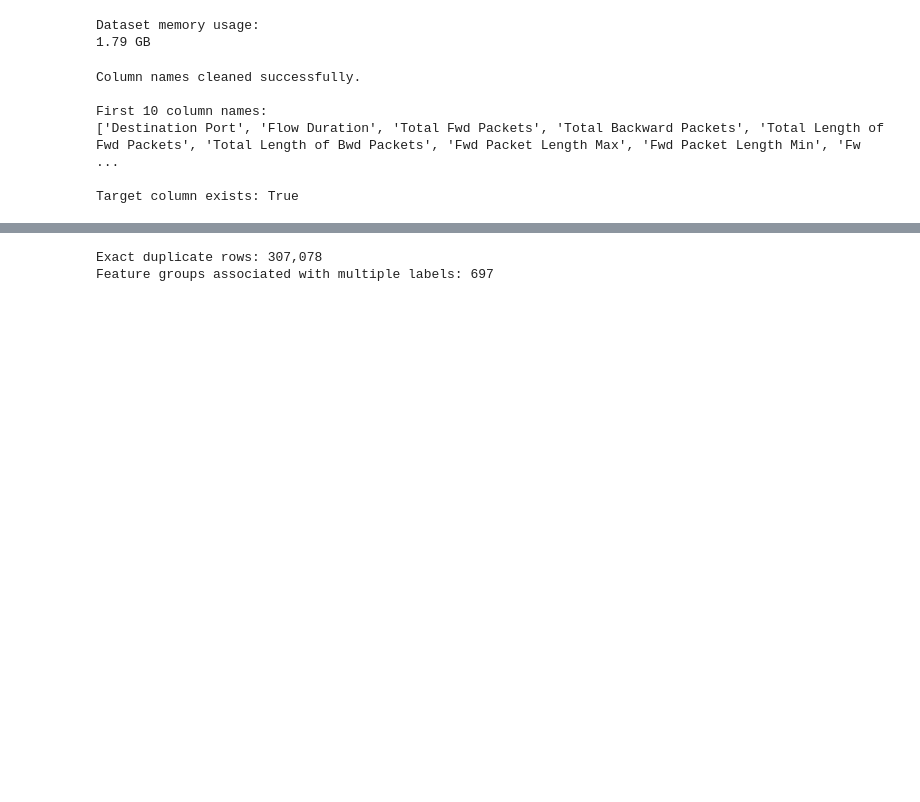
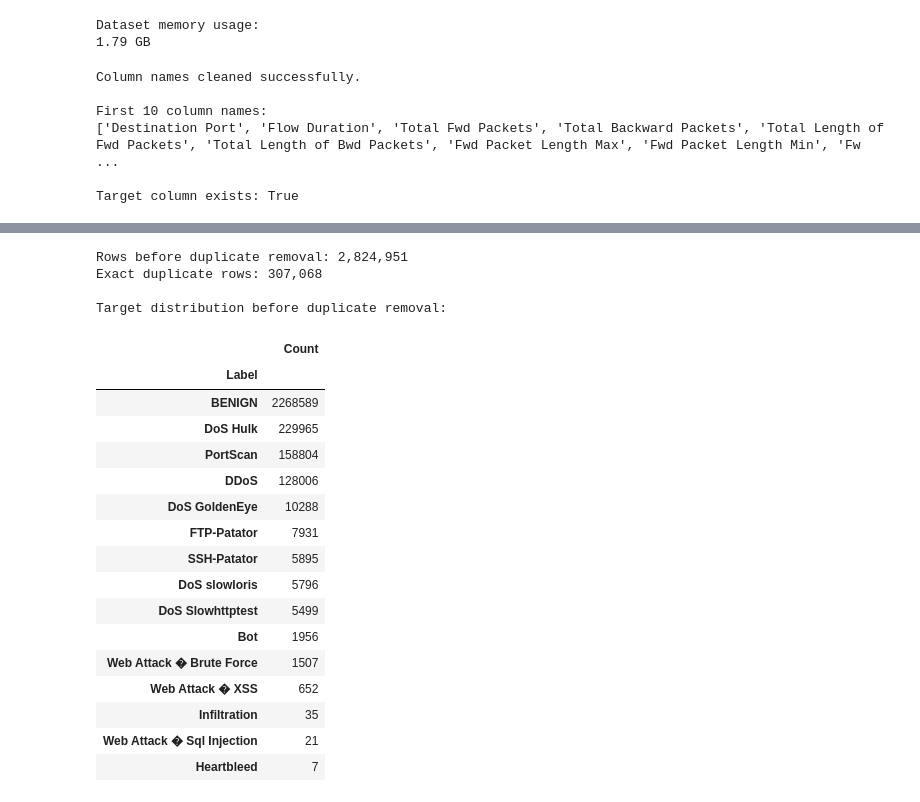
Before and after one commit to Yash-pandey1208/ThreatTrace, a Jupyter notebook: notebooks/03_data_cleaning.ipynb, the cells around one changed output, grey strips where cells are left out. Drawn from its saved outputs; the diff is of its cells as text; code cells hidden in the pictures; blank space fills up the shorter version.

```diff
--- a/notebooks/03_data_cleaning.ipynb
+++ b/notebooks/03_data_cleaning.ipynb
@@ -195,27 +303,30 @@ Remaining missing values: 0
 # %%
+# Examine exact duplicate records
 
-# Examine duplicate records before removing them
+print("Rows before duplicate removal:", f"{len(df_clean):,}")
+print("Exact duplicate rows:", f"{df_clean.duplicated().sum():,}")
 
-feature_cols = [col for col in df_clean.columns if col != "Label"]
-
-# Count exact duplicate rows, including the target label
-exact_duplicates = int(df_clean.duplicated().sum())
-
-# Check whether identical feature values have different target labels
-label_counts_per_feature_row = (
-    df_clean.groupby(feature_cols, dropna=False)["Label"]
-    .nunique()
-)
-
-conflicting_feature_groups = int(
-    (label_counts_per_feature_row > 1).sum()
-)
-
-print(f"Exact duplicate rows: {exact_duplicates:,}")
-print(
-    "Feature groups associated with multiple labels:",
-    f"{conflicting_feature_groups:,}"
-)
+print("\nTarget distribution before duplicate removal:")
+display(df_clean["Label"].value_counts().to_frame("Count"))
 # %% [output]
-Exact duplicate rows: 307,078
-Feature groups associated with multiple labels: 697
+Rows before duplicate removal: 2,824,951
+Exact duplicate rows: 307,068
+
+Target distribution before duplicate removal:
+|  | Count |
+| Label |  |
+| BENIGN | 2268589 |
+| DoS Hulk | 229965 |
+| PortScan | 158804 |
+| DDoS | 128006 |
+| DoS GoldenEye | 10288 |
+| FTP-Patator | 7931 |
+| SSH-Patator | 5895 |
+| DoS slowloris | 5796 |
+| DoS Slowhttptest | 5499 |
+| Bot | 1956 |
+| Web Attack � Brute Force | 1507 |
+| Web Attack � XSS | 652 |
+| Infiltration | 35 |
+| Web Attack � Sql Injection | 21 |
+| Heartbleed | 7 |
```
Also changed, not shown: parts of 9 cells of this notebook.
